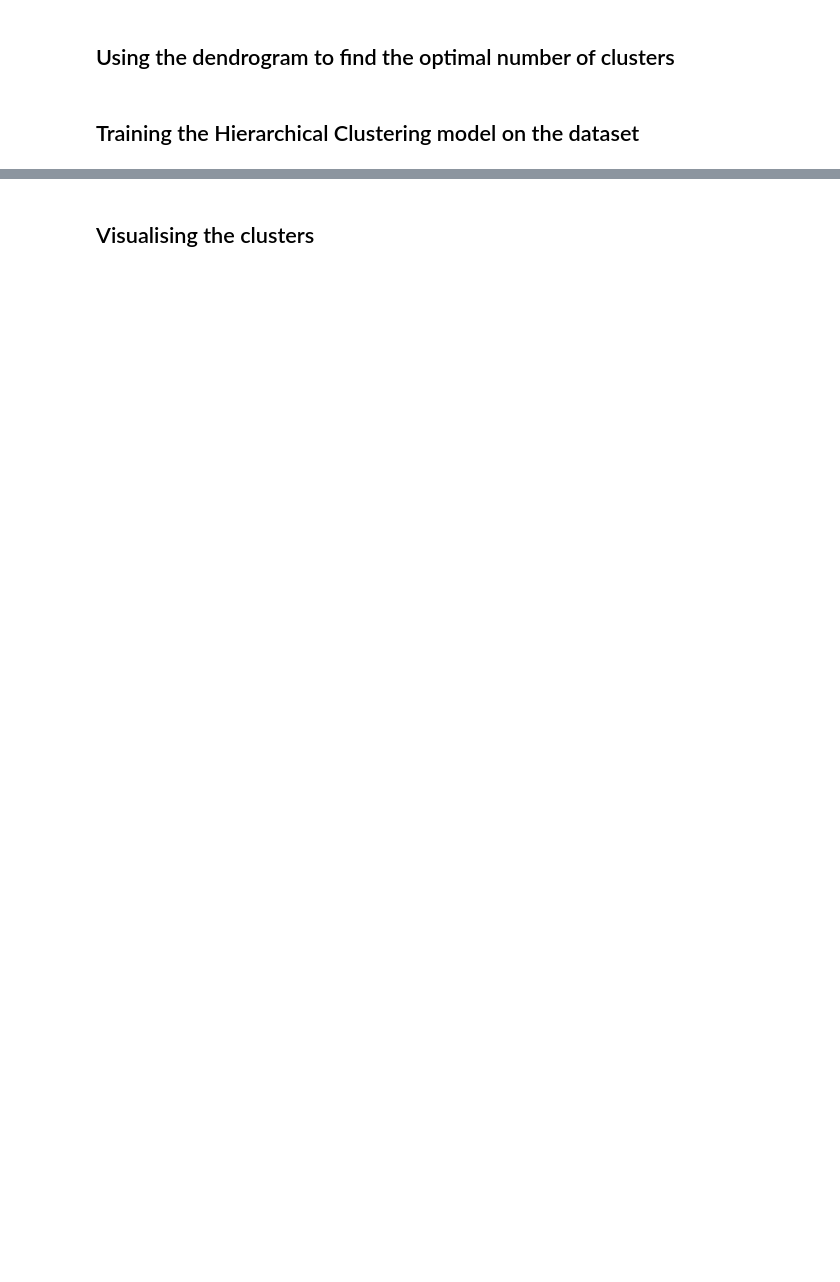
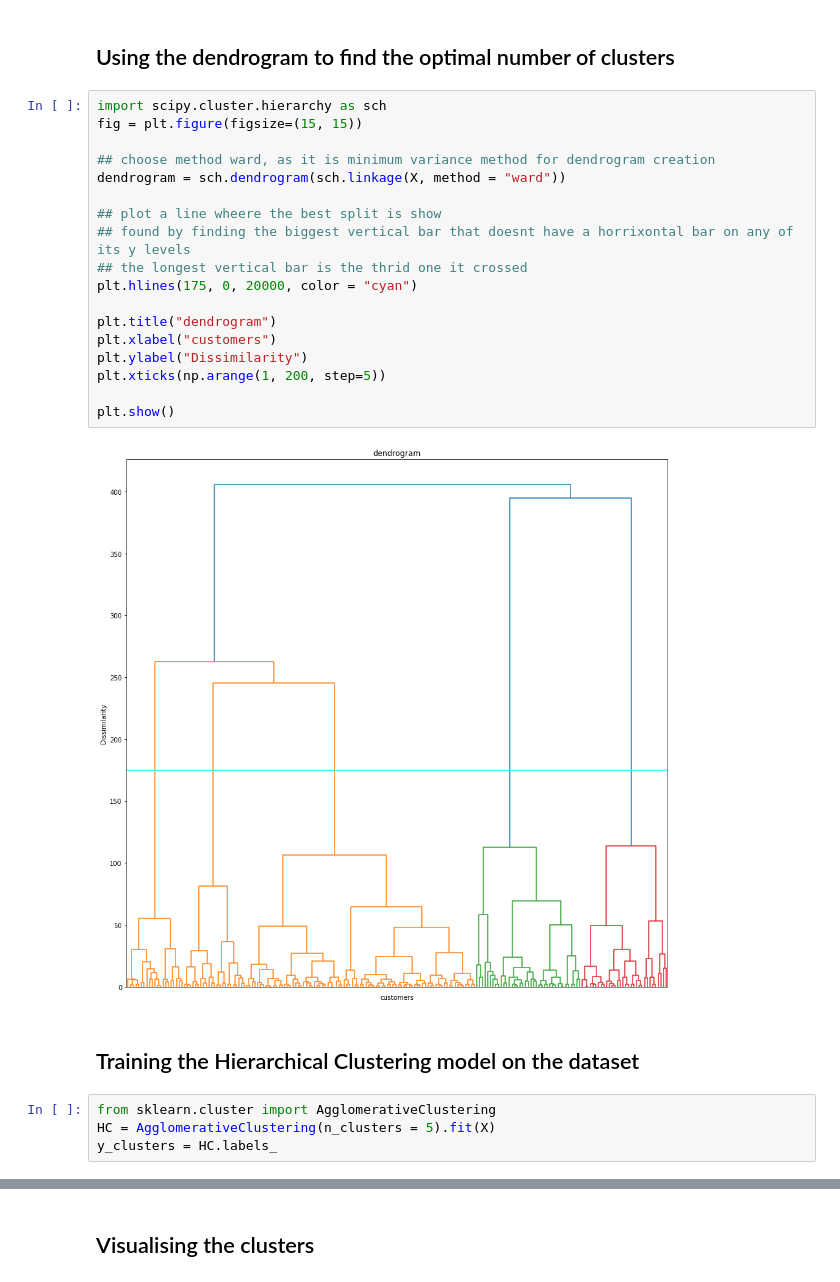
Before and after one commit to SifTheGreater/Machine_Learning_Demos, a Jupyter notebook: Clustering/hierarchical_clustering.ipynb, the cells around one changed output, grey strips where cells are left out. Drawn from its saved outputs; the diff is of its cells as text; blank space fills up the shorter version.

Commit message:
finished clustering algos

```diff
--- a/Clustering/hierarchical_clustering.ipynb
+++ b/Clustering/hierarchical_clustering.ipynb
@@ -36,4 +38,28 @@ plt.show()
 # %% [markdown]
 ## Using the dendrogram to find the optimal number of clusters
+# %%
+import scipy.cluster.hierarchy as sch
+fig = plt.figure(figsize=(15, 15))
+
+## choose method ward, as it is minimum variance method for dendrogram creation
+dendrogram = sch.dendrogram(sch.linkage(X, method = "ward"))
+
+## plot a line wheere the best split is show
+## found by finding the biggest vertical bar that doesnt have a horrixontal bar on any of its y levels
+## the longest vertical bar is the thrid one it crossed
+plt.hlines(175, 0, 20000, color = "cyan")
+
+plt.title("dendrogram")
+plt.xlabel("customers")
+plt.ylabel("Dissimilarity")
+plt.xticks(np.arange(1, 200, step=5))
+
+plt.show()
+# %% [output]
+[figure, added]
 # %% [markdown]
 ## Training the Hierarchical Clustering model on the dataset
+# %%
+from sklearn.cluster import AgglomerativeClustering
+HC = AgglomerativeClustering(n_clusters = 5).fit(X)
+y_clusters = HC.labels_
```
Also changed, not shown: parts of 7 cells of this notebook.
